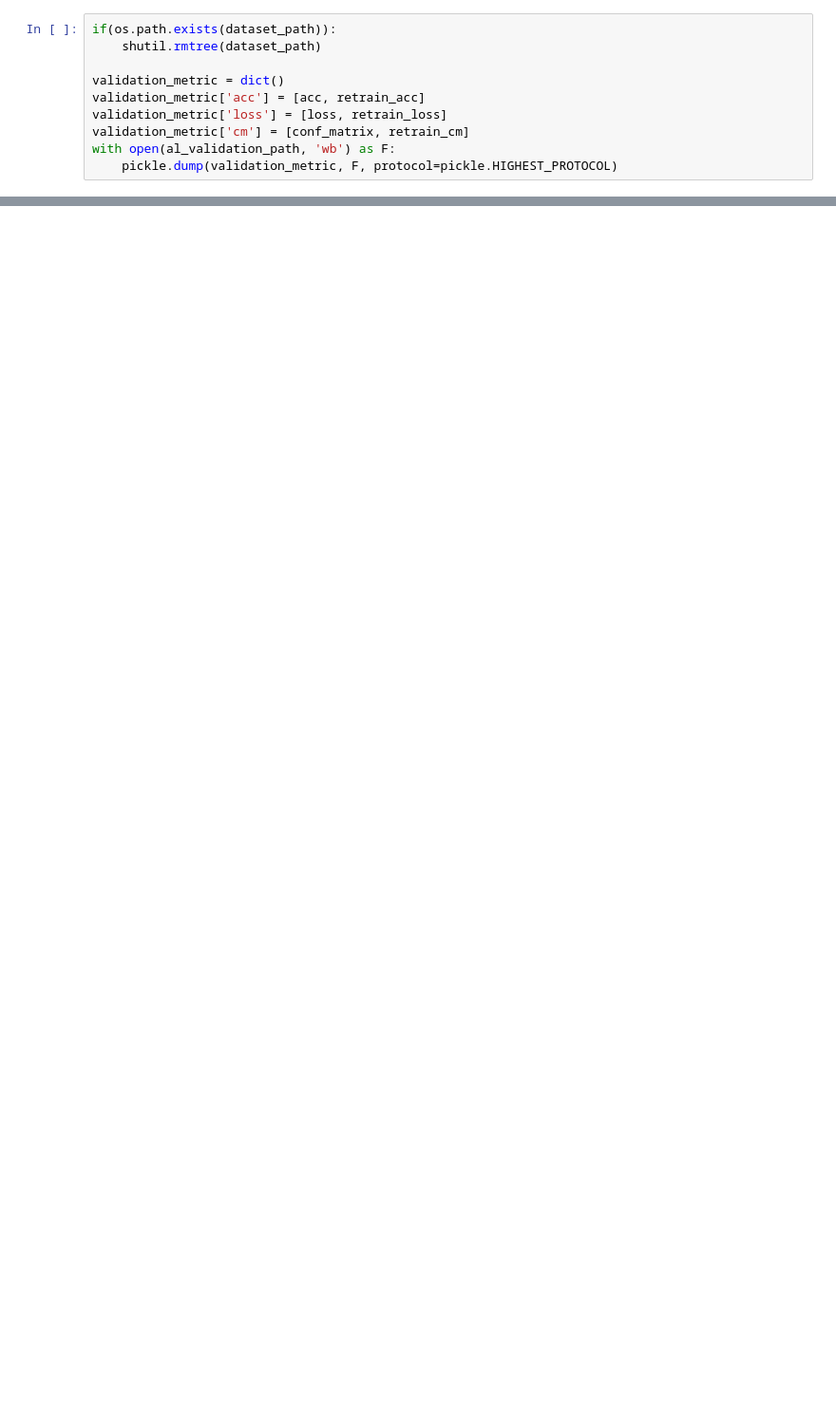
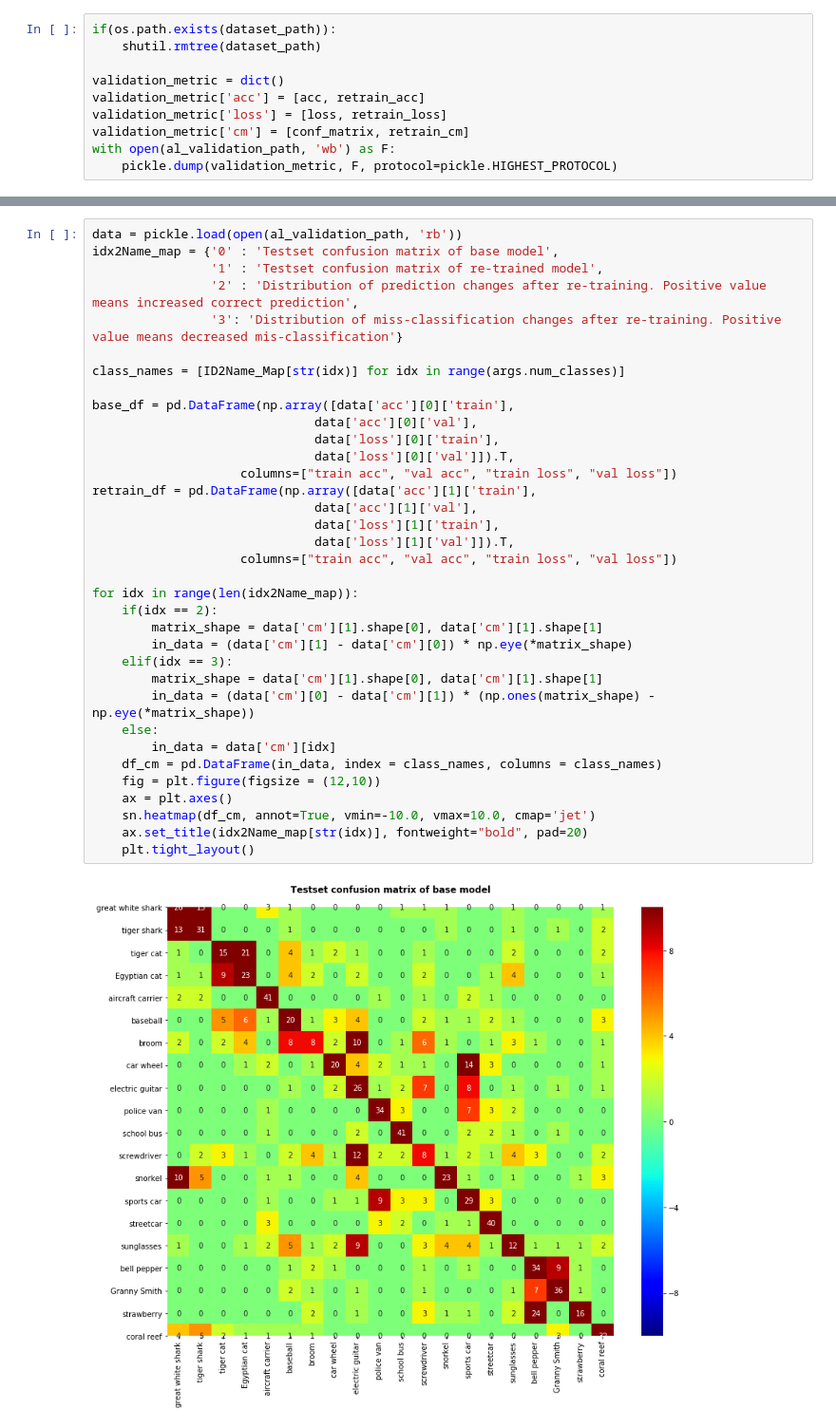
Before and after one commit to UntangleAI/example, a Jupyter notebook: imagenet_actlearn_tutorial.ipynb, the cells around one changed output, grey strips where cells are left out. Shown at 95% size. Saved outputs shown, nothing was run; the diff lists cells and outputs as text; blank space fills up the shorter version.

```diff
--- a/imagenet_actlearn_tutorial.ipynb
+++ b/imagenet_actlearn_tutorial.ipynb
@@ -470,0 +446,37 @@ confusion metric saved in path: vgg16_imgnet20_uncertain_retrain_confusion_matri
+# %%
+data = pickle.load(open(al_validation_path, 'rb'))
+idx2Name_map = {'0' : 'Testset confusion matrix of base model',
+                '1' : 'Testset confusion matrix of re-trained model',
+                '2' : 'Distribution of prediction changes after re-training. Positive value means increased correct prediction',
+                '3': 'Distribution of miss-classification changes after re-training. Positive value means decreased mis-classification'}
+
+class_names = [ID2Name_Map[str(idx)] for idx in range(args.num_classes)]
+
+base_df = pd.DataFrame(np.array([data['acc'][0]['train'],
+                              data['acc'][0]['val'],
+                              data['loss'][0]['train'],
+                              data['loss'][0]['val']]).T,
+                    columns=["train acc", "val acc", "train loss", "val loss"])
+retrain_df = pd.DataFrame(np.array([data['acc'][1]['train'],
+                              data['acc'][1]['val'],
+                              data['loss'][1]['train'],
+                              data['loss'][1]['val']]).T,
+                    columns=["train acc", "val acc", "train loss", "val loss"])
+
+for idx in range(len(idx2Name_map)):
+    if(idx == 2):
+        matrix_shape = data['cm'][1].shape[0], data['cm'][1].shape[1]
+        in_data = (data['cm'][1] - data['cm'][0]) * np.eye(*matrix_shape)
+    elif(idx == 3):
+        matrix_shape = data['cm'][1].shape[0], data['cm'][1].shape[1]
+        in_data = (data['cm'][0] - data['cm'][1]) * (np.ones(matrix_shape) - np.eye(*matrix_shape))
+    else:
+        in_data = data['cm'][idx]
+    df_cm = pd.DataFrame(in_data, index = class_names, columns = class_names)
+    fig = plt.figure(figsize = (12,10))
+    ax = plt.axes()
+    sn.heatmap(df_cm, annot=True, vmin=-10.0, vmax=10.0, cmap='jet')
+    ax.set_title(idx2Name_map[str(idx)], fontweight="bold", pad=20)
+    plt.tight_layout()
+# %% [output]
+[figure, added]
```
Also changed, not shown: parts of 29 cells of this notebook.
